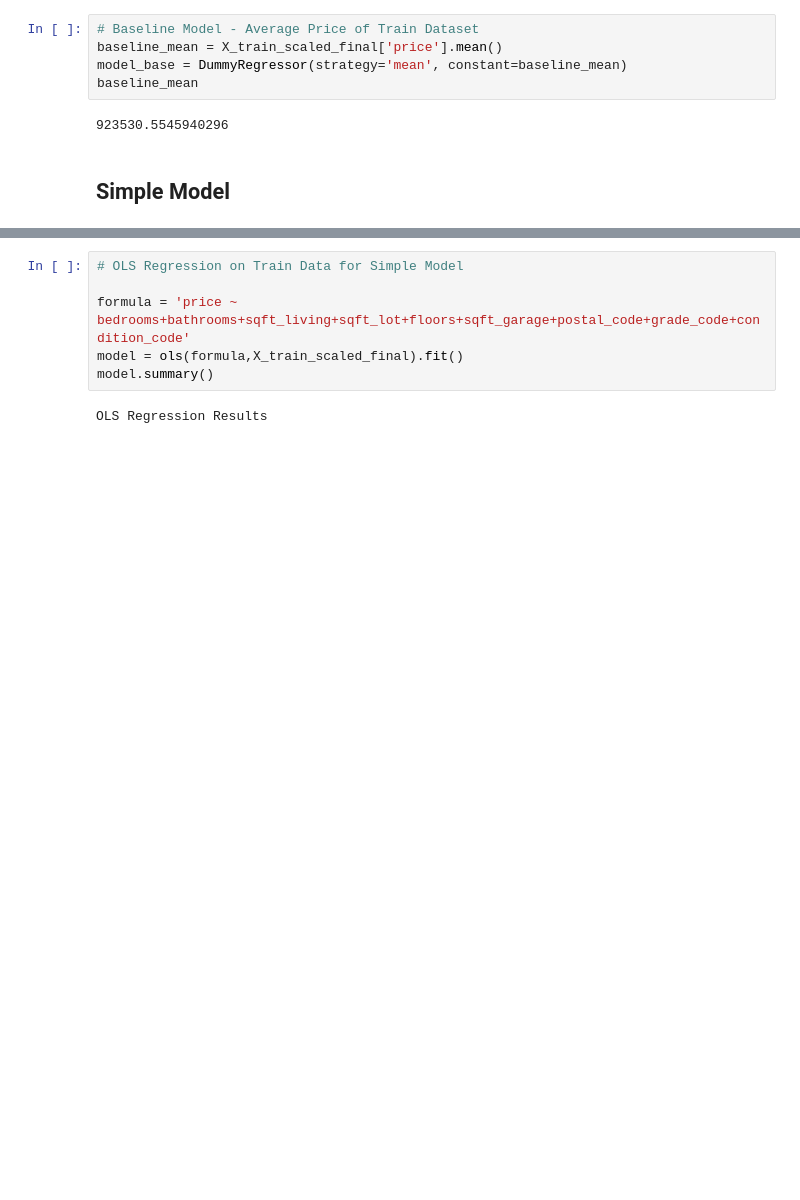
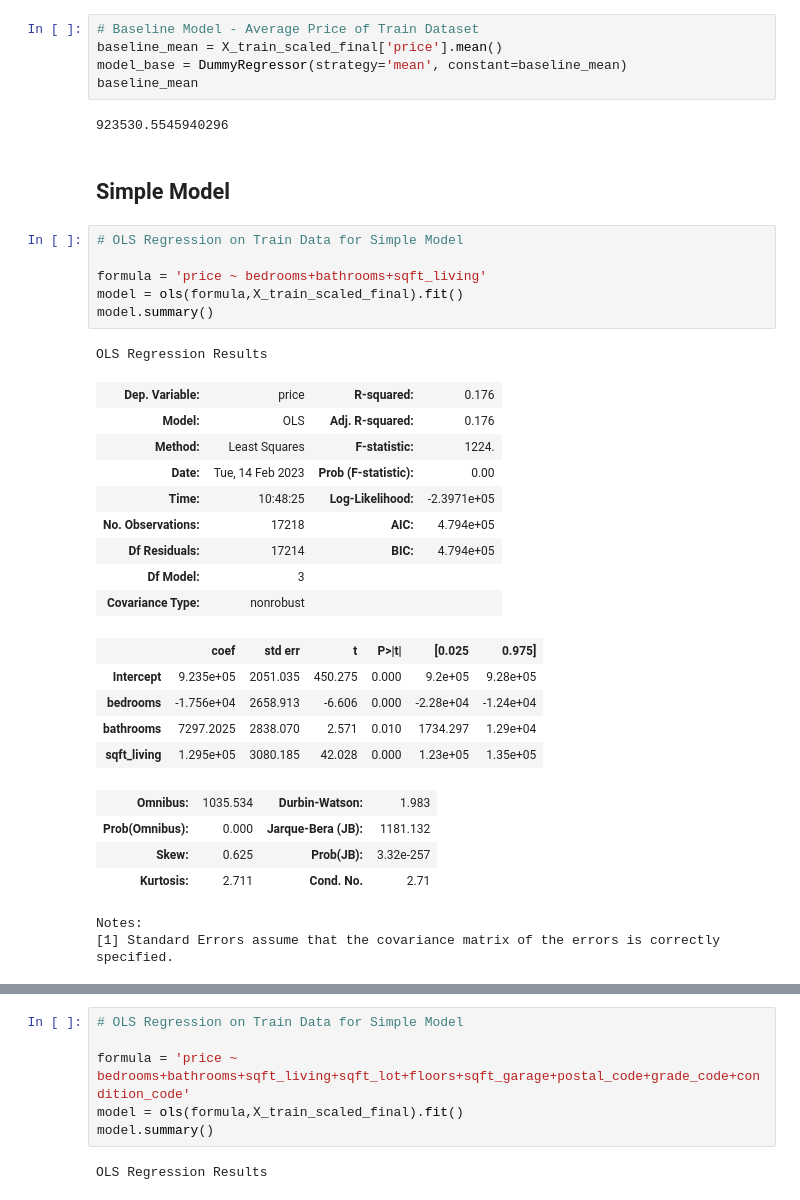
Before and after one commit to albertcchen/dsc-phase-2-project, a Jupyter notebook: ModelingAttempt1.ipynb, the cells around one changed output, grey strips where cells are left out. Cells and saved outputs as stored; diff of their text form; blank space fills up the shorter version.

```diff
--- a/ModelingAttempt1.ipynb
+++ b/ModelingAttempt1.ipynb
@@ -693,3 +679,31 @@ baseline_mean
 923530.5545940296
 # %% [markdown]
 ## Simple Model
+# %%
+# OLS Regression on Train Data for Simple Model
+
+formula = 'price ~ bedrooms+bathrooms+sqft_living'
+model = ols(formula,X_train_scaled_final).fit()
+model.summary()
+# %% [output]
+OLS Regression Results
+| Dep. Variable: | price | R-squared: | 0.176 |
+| Model: | OLS | Adj. R-squared: | 0.176 |
+| Method: | Least Squares | F-statistic: | 1224. |
+| Date: | Tue, 14 Feb 2023 | Prob (F-statistic): | 0.00 |
+| Time: | 10:48:25 | Log-Likelihood: | -2.3971e+05 |
+| No. Observations: | 17218 | AIC: | 4.794e+05 |
+| Df Residuals: | 17214 | BIC: | 4.794e+05 |
+| Df Model: | 3 |  |  |
+| Covariance Type: | nonrobust |  |  |
+|  | coef | std err | t | P>|t| | [0.025 | 0.975] |
+| Intercept | 9.235e+05 | 2051.035 | 450.275 | 0.000 | 9.2e+05 | 9.28e+05 |
+| bedrooms | -1.756e+04 | 2658.913 | -6.606 | 0.000 | -2.28e+04 | -1.24e+04 |
+| bathrooms | 7297.2025 | 2838.070 | 2.571 | 0.010 | 1734.297 | 1.29e+04 |
+| sqft_living | 1.295e+05 | 3080.185 | 42.028 | 0.000 | 1.23e+05 | 1.35e+05 |
+| Omnibus: | 1035.534 | Durbin-Watson: | 1.983 |
+| Prob(Omnibus): | 0.000 | Jarque-Bera (JB): | 1181.132 |
+| Skew: | 0.625 | Prob(JB): | 3.32e-257 |
+| Kurtosis: | 2.711 | Cond. No. | 2.71 |
+Notes:
+[1] Standard Errors assume that the covariance matrix of the errors is correctly specified.
```
Also changed, not shown: parts of 5 cells of this notebook.
